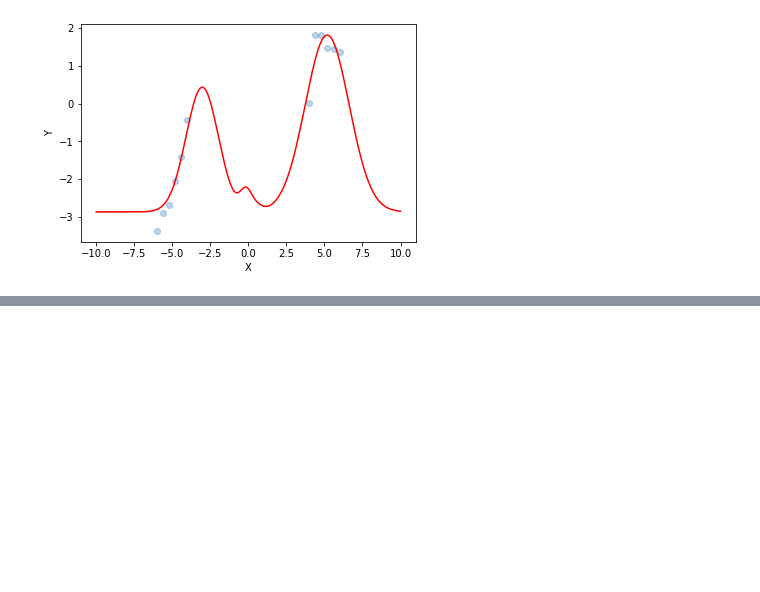
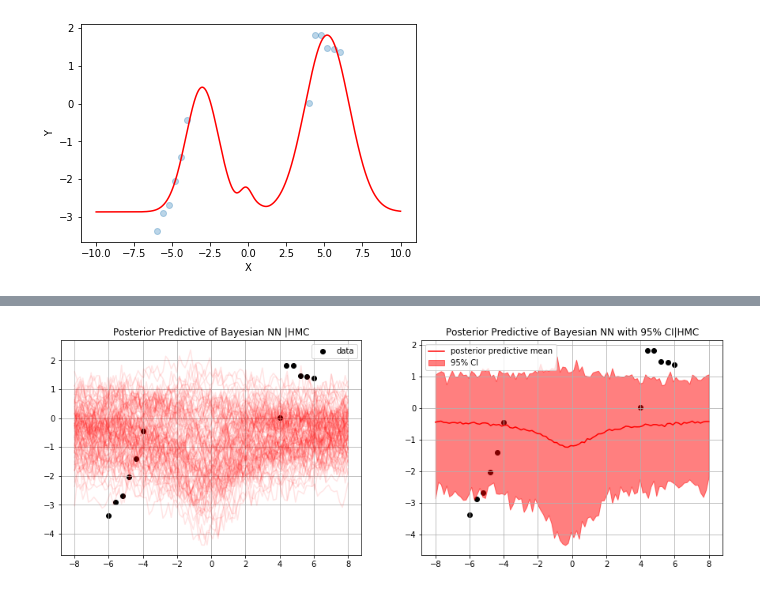
Before and after one commit to Yuting-Kou/am207_Project, a Jupyter notebook: Final_Report-replicatehw8_bbb.ipynb, the cells around one changed output, grey strips where cells are left out. Cells and saved outputs as stored; diff of their text form; code cells hidden in the pictures; blank space fills up the shorter version.

```diff
--- a/Final_Report-replicatehw8_bbb.ipynb
+++ b/Final_Report-replicatehw8_bbb.ipynb
@@ -87,8 +87,9 @@ my_nn = Model.create(submodel_type="Feedforward", architecture=architecture,Sigm
 my_subspace = Subspace.create(subspace_type="random", model=my_nn, n_subspace=2)
 my_subspace.collect_vector(X=x, y=y)
 P, w = my_subspace.get_space()
-P=np.eye(P.shape[0])
-w=np.zeros_like(w)
+# raw weight:
+# P=np.eye(P.shape[0])
+# w=np.zeros_like(w)
 # %%
 bbb_tune_params= {'step_size': 5e-3,
                                 'S': 2000,
@@ -106,6 +107,6 @@ my_inference = Inference.create(inference_type="BBB", model=my_nn, P=P, w_hat=w,
 position_init = my_nn.get_z_from_W(weights=my_nn.weights, P=my_inference.P, w_hat=my_inference.w_hat)
 # %%
 begin=time.time()
-my_inference.train(X=x, y=y, warm_start=False, position_init=position_init)
+my_inference.train(X=x, y=y, warm_start=False, position_init=position_init,analytic_entropy=True, softplus=True)
 end=time.time()
 # %% [output]
@@ -148,21 +146,23 @@ y_test_bnn = my_nn.forward(P=P, w_hat=w,z=post_sample, X=x_test.reshape((1, -1))
 # %%
 # plot
 plt.figure(figsize=(15, 5))
 plt.subplot(1, 2, 1)
 plt.grid()
 plt.title('Posterior Predictive of Bayesian NN |HMC')
 # plt.ylim(-15, 15)
 for i in range(n_sample):
     plt.plot(x_test, y_test_bnn[i], color='red', alpha=max(1 / n_sample, 0.1))
 plt.scatter(x, y, color='black', label='data')
 plt.legend()
 plt.subplot(1, 2, 2)
 plt.scatter(x, y, color='black')
 plt.plot(x_test, y_test_bnn.mean(0), color='red', label='posterior predictive mean')
-plt.fill_between(x_test, np.percentile(y_test, 0.25, axis=0), np.percentile(y_test, 97.5, axis=0),
+plt.fill_between(x_test, np.percentile(y_test_bnn, 0.25, axis=0), np.percentile(y_test_bnn, 97.5, axis=0),
                  color='red', label='95% CI', alpha=0.5)
 plt.legend(loc='best')
 plt.title('Posterior Predictive of Bayesian NN with 95% CI|HMC')
 plt.grid()
 # plt.ylim(-15, 15)
 plt.show()
+# %% [output]
+[figure, added]
```
Also changed, not shown: parts of 2 cells of this notebook.
